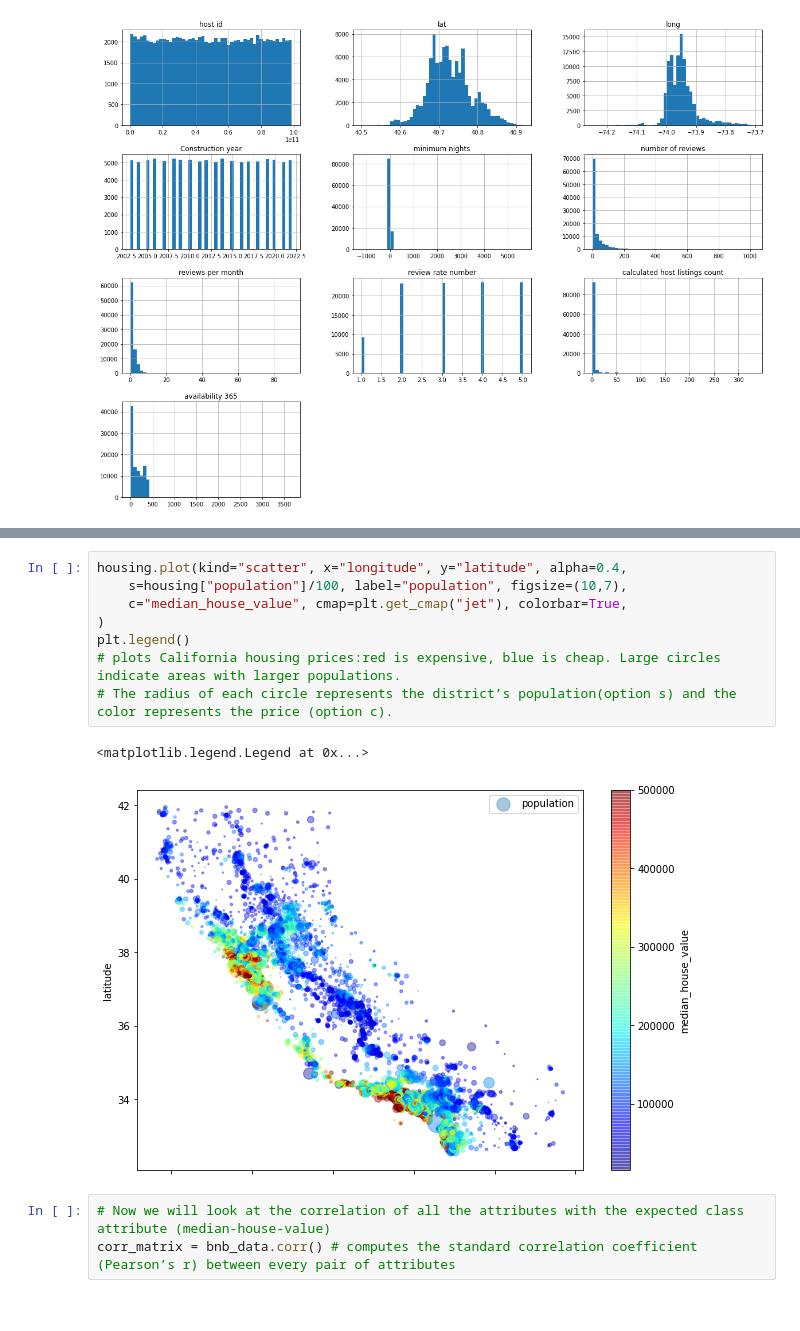
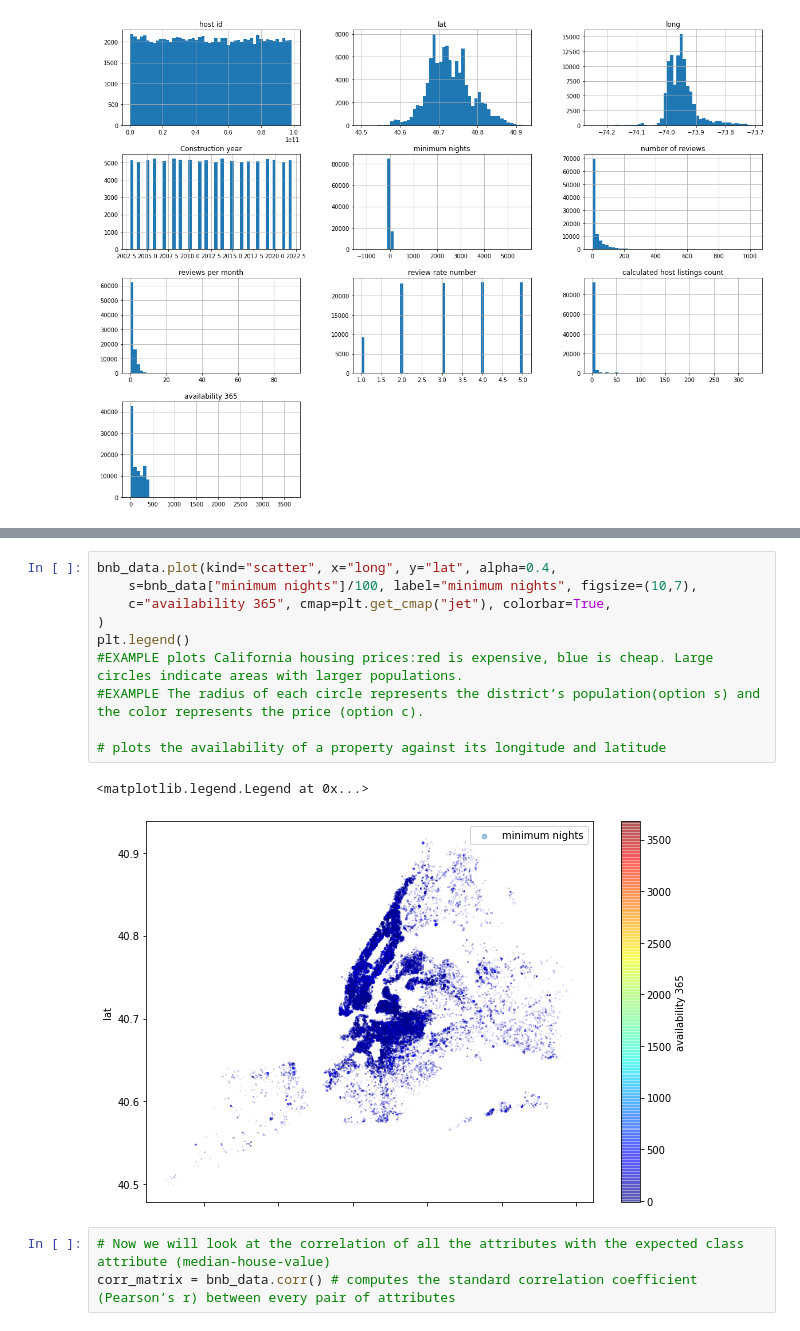
Before and after one commit to harrisuddin/F20DL, a Jupyter notebook: F20DL.ipynb, the cells around one changed output, grey strips where cells are left out. Drawn from its saved outputs; the diff is of its cells as text.

```diff
--- a/F20DL.ipynb
+++ b/F20DL.ipynb
@@ -155,14 +135,16 @@ This block displays a GIF of the game with the specified game id
 # %%
-housing.plot(kind="scatter", x="longitude", y="latitude", alpha=0.4,
-    s=housing["population"]/100, label="population", figsize=(10,7),
-    c="median_house_value", cmap=plt.get_cmap("jet"), colorbar=True,
+bnb_data.plot(kind="scatter", x="long", y="lat", alpha=0.4,
+    s=bnb_data["minimum nights"]/100, label="minimum nights", figsize=(10,7),
+    c="availability 365", cmap=plt.get_cmap("jet"), colorbar=True,
 )
 plt.legend()
-# plots California housing prices:red is expensive, blue is cheap. Large circles indicate areas with larger populations.
-# The radius of each circle represents the district’s population(option s) and the color represents the price (option c).
+#EXAMPLE plots California housing prices:red is expensive, blue is cheap. Large circles indicate areas with larger populations.
+#EXAMPLE The radius of each circle represents the district’s population(option s) and the color represents the price (option c).
+
+# plots the availability of a property against its longitude and latitude
 # %% [output]
 <matplotlib.legend.Legend at 0x...>
-[figure, old version]
+[figure, new version]
 # %%
 # Now we will look at the correlation of all the attributes with the expected class attribute (median-house-value)
 corr_matrix = bnb_data.corr() # computes the standard correlation coefficient (Pearson’s r) between every pair of attributes
```
Also changed, not shown: parts of 8 cells of this notebook.
